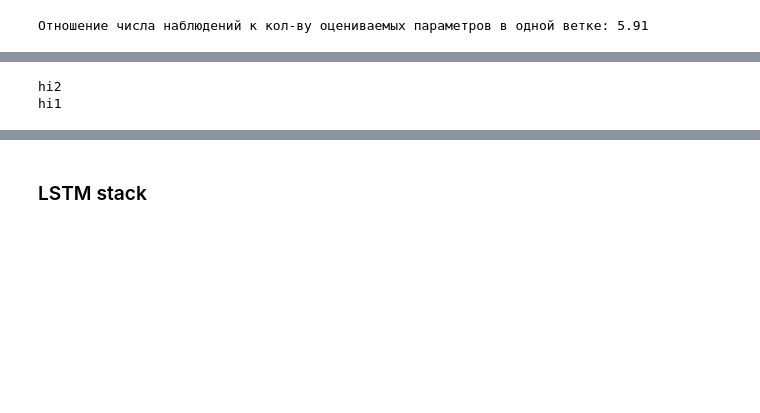
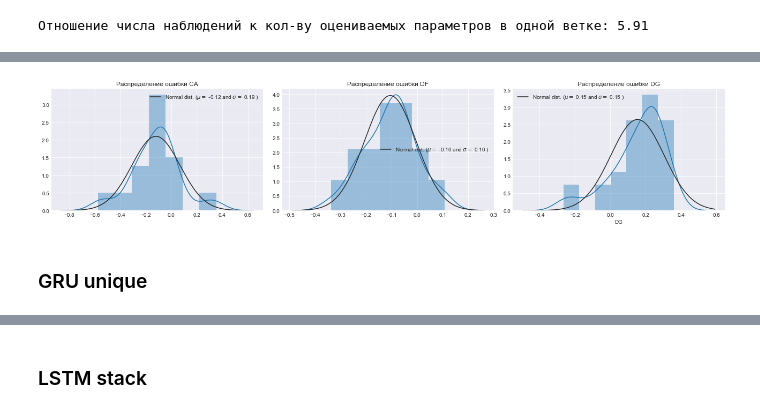
Before and after one commit to KosarevVS/stacks-for-TS, a Jupyter notebook: main_model.ipynb, the cells around one changed output, grey strips where cells are left out. Drawn from its saved outputs; the diff is of its cells as text; code cells hidden in the pictures; blank space fills up the shorter version.

```diff
--- a/main_model.ipynb
+++ b/main_model.ipynb
@@ -219,5 +232,4 @@ class my_LSTM():
-# %%
-my_LSTM.stack()
-# %% [output]
-hi2
-hi1
+# %%
+plot_residuals(pred_ulstm,init_test,save=False,comment='p')
+# %% [output]
+[figure, added]
@@ -223,0 +238,2 @@ hi1
+# %% [markdown]
+### GRU unique
```
Also changed, not shown: parts of 67 cells of this notebook, 1 other file.
